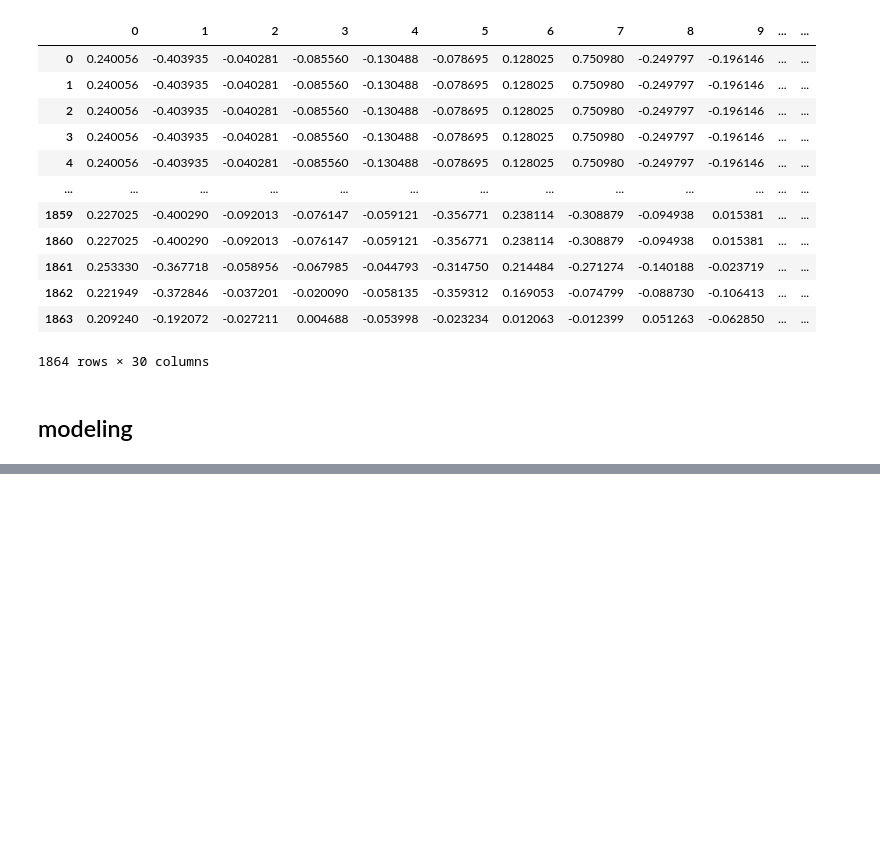
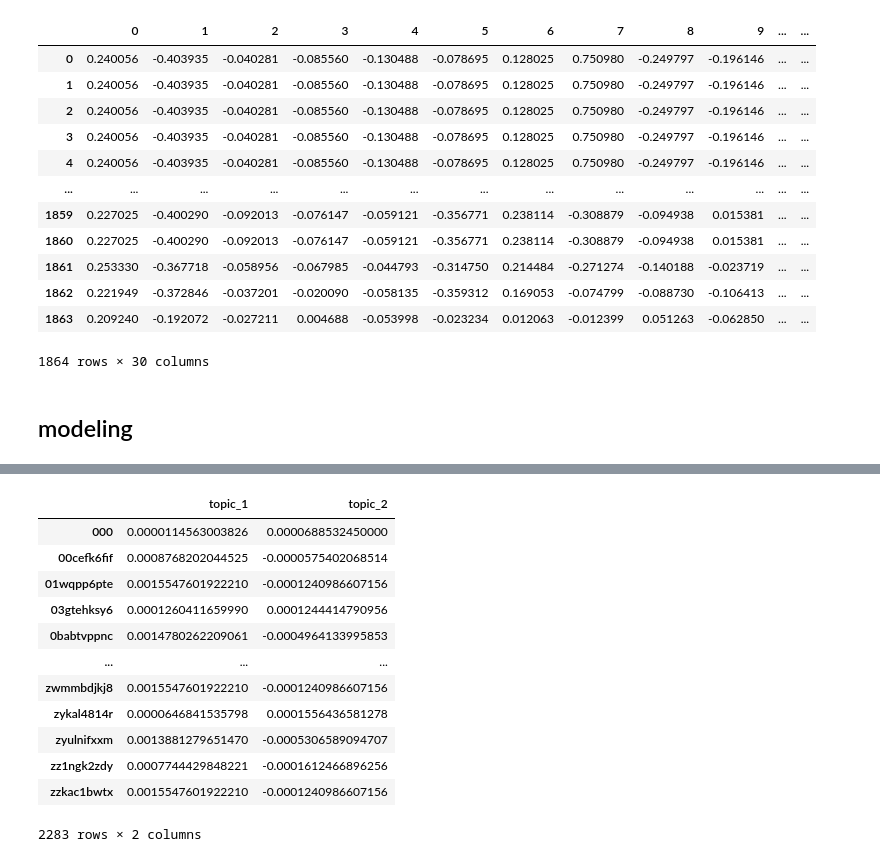
Before and after one commit to aliefakbrp/prosaindata, a Jupyter notebook: _sources/ct.ipynb, the cells around one changed output, grey strips where cells are left out. Saved outputs shown, nothing was run; the diff lists cells and outputs as text; code cells hidden in the pictures; blank space fills up the shorter version.

```diff
--- a/_sources/ct.ipynb
+++ b/_sources/ct.ipynb
@@ -211,0 +236,17 @@ ytrain, ytest = train_test_split(data1["Text"], test_size=0.2, random_state=1)#N
+# %%
+encoding_matrix = pd.DataFrame(svd_model.components_, index = ["topic_1","topic_2"], columns = (tfidf_tokens)).T
+encoding_matrix
+# %% [output]
+|  | topic_1 | topic_2 |
+| 000 | 0.0000114563003826 | 0.0000688532450000 |
+| 00cefk6fif | 0.0008768202044525 | -0.0000575402068514 |
+| 01wqpp6pte | 0.0015547601922210 | -0.0001240986607156 |
+| 03gtehksy6 | 0.0001260411659990 | 0.0001244414790956 |
+| 0babtvppnc | 0.0014780262209061 | -0.0004964133995853 |
+| ... | ... | ... |
+| zwmmbdjkj8 | 0.0015547601922210 | -0.0001240986607156 |
+| zykal4814r | 0.0000646841535798 | 0.0001556436581278 |
+| zyulnifxxm | 0.0013881279651470 | -0.0005306589094707 |
+| zz1ngk2zdy | 0.0007744429848221 | -0.0001612466896256 |
+| zzkac1bwtx | 0.0015547601922210 | -0.0001240986607156 |
+2283 rows × 2 columns
```
Also changed, not shown: parts of 4 cells of this notebook, 6 other files.
